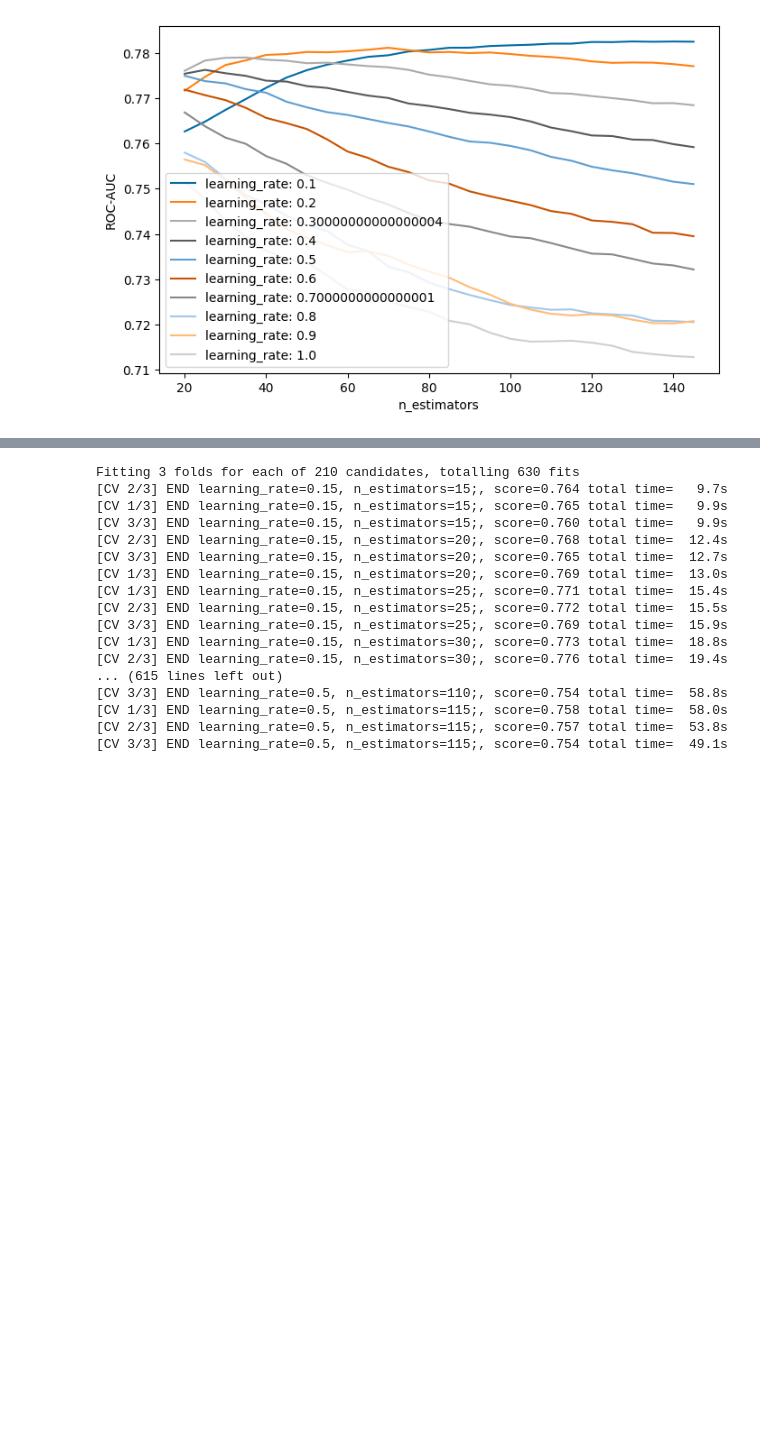
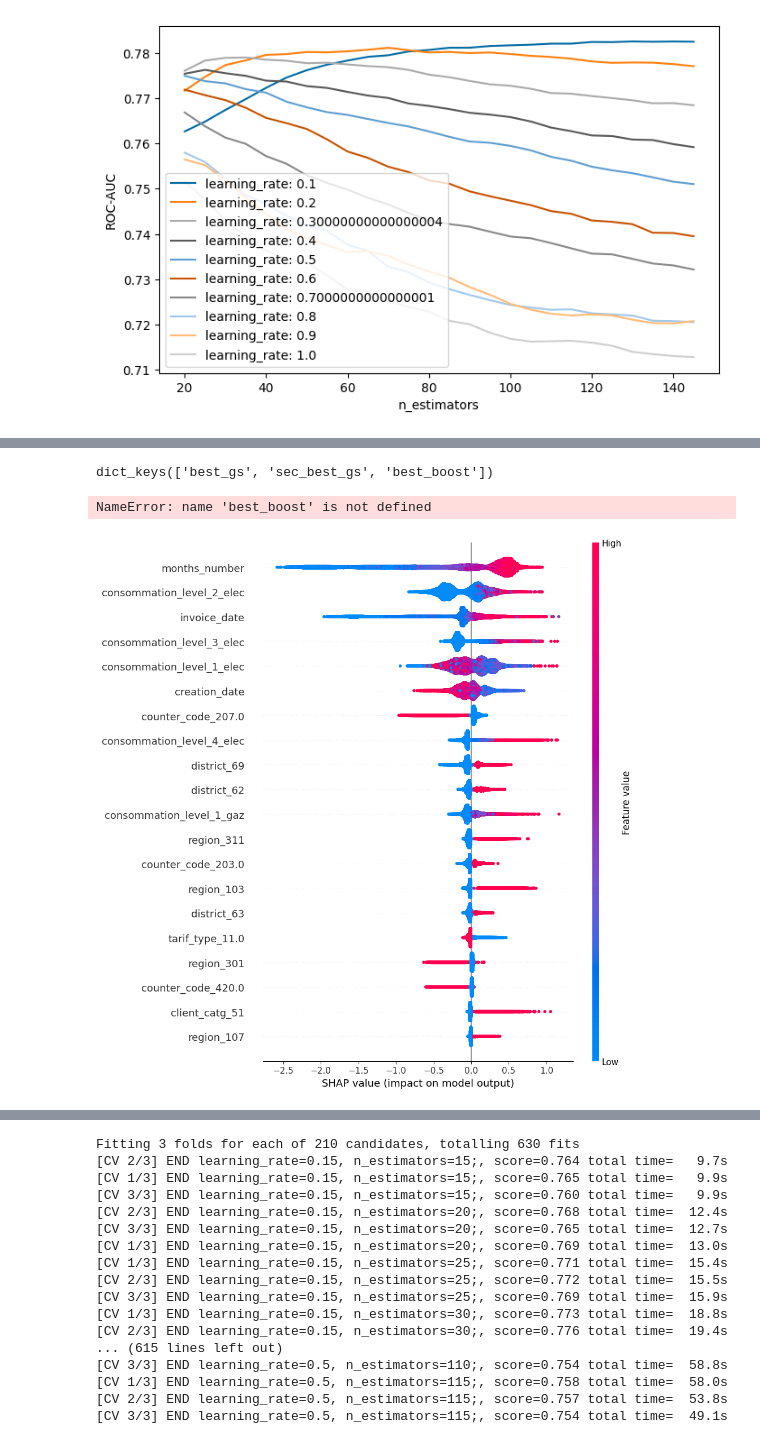
Before and after one commit to nikwilms/fraud-detection-electricity-gas-consumption, a Jupyter notebook: notebooks/grid_search_xgboost_smart_agg.ipynb, the cells around one changed output, grey strips where cells are left out. Drawn from its saved outputs; the diff is of its cells as text; code cells hidden in the pictures; blank space fills up the shorter version.

Commit message:
added feature importance

```diff
--- a/notebooks/grid_search_xgboost_smart_agg.ipynb
+++ b/notebooks/grid_search_xgboost_smart_agg.ipynb
@@ -473,3 +426,26 @@ ROC-AUC:
+# %%
+# load pickle file
+with open('../models/xgboost/xgboost_grid_raw_smart_agg.pkl', 'rb') as f:
+    data = pickle.load(f)
+
+data.keys()
+# %% [output]
+dict_keys(['best_gs', 'sec_best_gs', 'best_boost'])
+# %%
+best_boost.feature_importances_
+
+explainer = shap.TreeExplainer(model=best_boost)
+shap_values = explainer.shap_values(X=X_train)
+
+
+# Create the SHAP summary plot
+shap.summary_plot(shap_values=shap_values, features=X_train, feature_names=X_train.columns, plot_type="bar", plot_size=(10, 10), color="tab:blue")
+# %% [output]
+NameError: name 'best_boost' is not defined
+# %%
+shap.summary_plot(shap_values=shap_values, features=X_train, feature_names=X_train.columns, plot_type="dot", plot_size=(10, 10), color="tab:blue")
+# %% [output]
+[figure, added]
 # %%
 best_boost.feature_importances_
 
```
Also changed, not shown: parts of 8 cells of this notebook.
